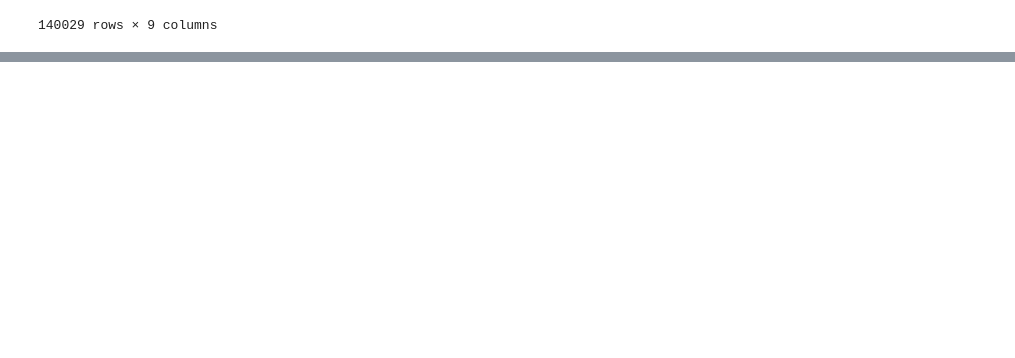
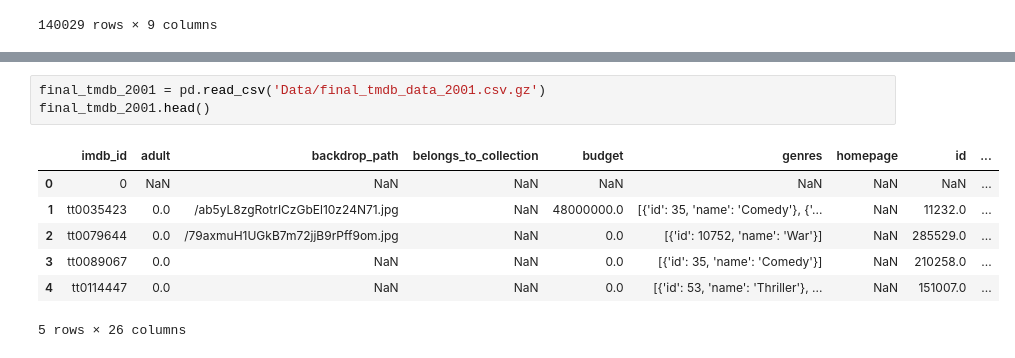
Before and after one commit to edfakie2/DOJO-PRODJECT-3, a Jupyter notebook: Prodject 3 .ipynb, the cells around one changed output, grey strips where cells are left out. Cells and saved outputs as stored; diff of their text form; blank space fills up the shorter version.

```diff
--- a/Prodject 3 .ipynb
+++ b/Prodject 3 .ipynb
@@ -313,0 +398,11 @@ def write_json(new_data, filename):
+# %%
+final_tmdb_2001 = pd.read_csv('Data/final_tmdb_data_2001.csv.gz')
+final_tmdb_2001.head()
+# %% [output]
+|  | imdb_id | adult | backdrop_path | belongs_to_collection | budget | genres | homepage | id | ... |
+| 0 | 0 | NaN | NaN | NaN | NaN | NaN | NaN | NaN | ... |
+| 1 | tt0035423 | 0.0 | /ab5yL8zgRotrICzGbEl10z24N71.jpg | NaN | 48000000.0 | [{'id': 35, 'name': 'Comedy'}, {'... | NaN | 11232.0 | ... |
+| 2 | tt0079644 | 0.0 | /79axmuH1UGkB7m72jjB9rPff9om.jpg | NaN | 0.0 | [{'id': 10752, 'name': 'War'}] | NaN | 285529.0 | ... |
+| 3 | tt0089067 | 0.0 | NaN | NaN | 0.0 | [{'id': 35, 'name': 'Comedy'}] | NaN | 210258.0 | ... |
+| 4 | tt0114447 | 0.0 | NaN | NaN | 0.0 | [{'id': 53, 'name': 'Thriller'}, ... | NaN | 151007.0 | ... |
+5 rows × 26 columns
```
Also changed, not shown: parts of 46 cells of this notebook, 9 other files.
